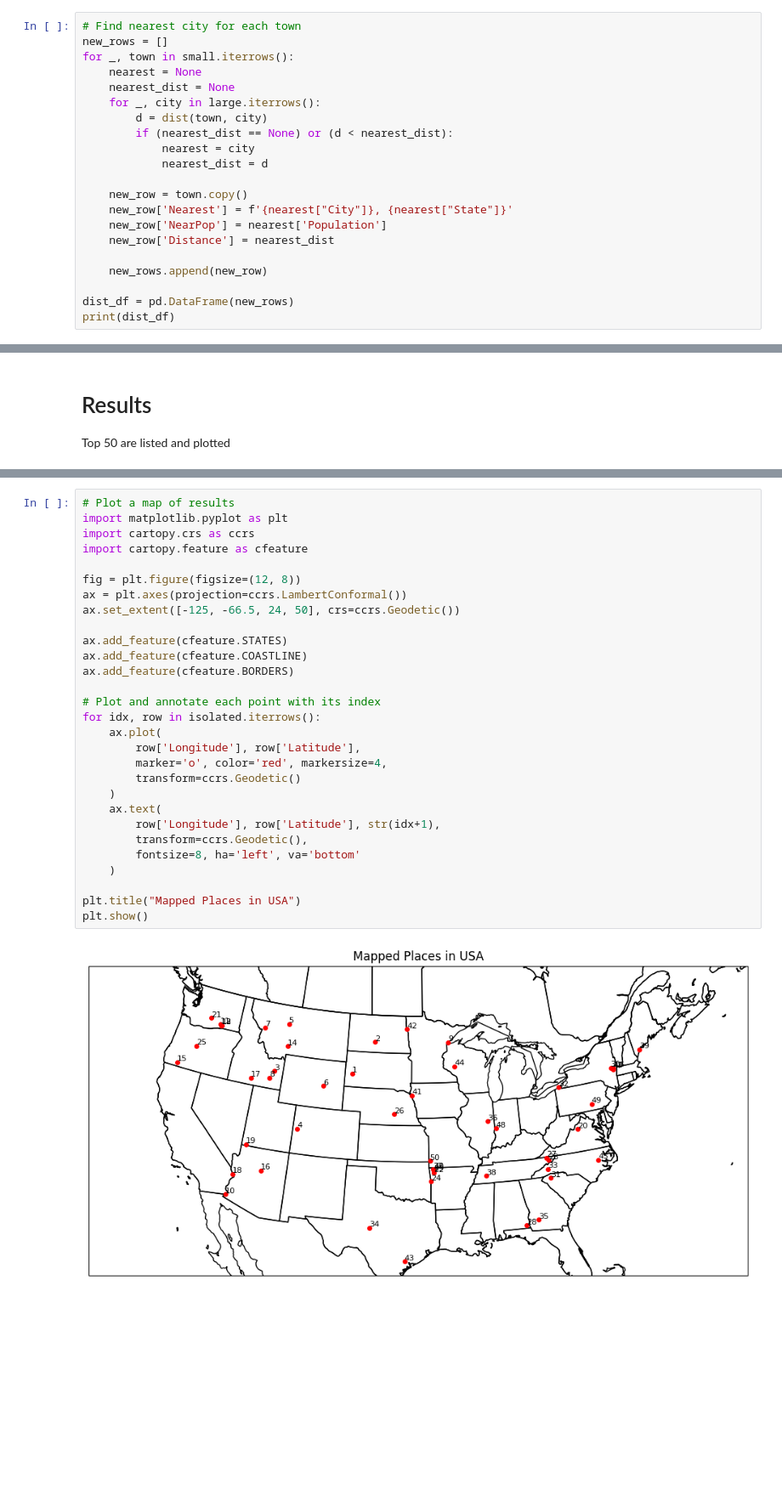
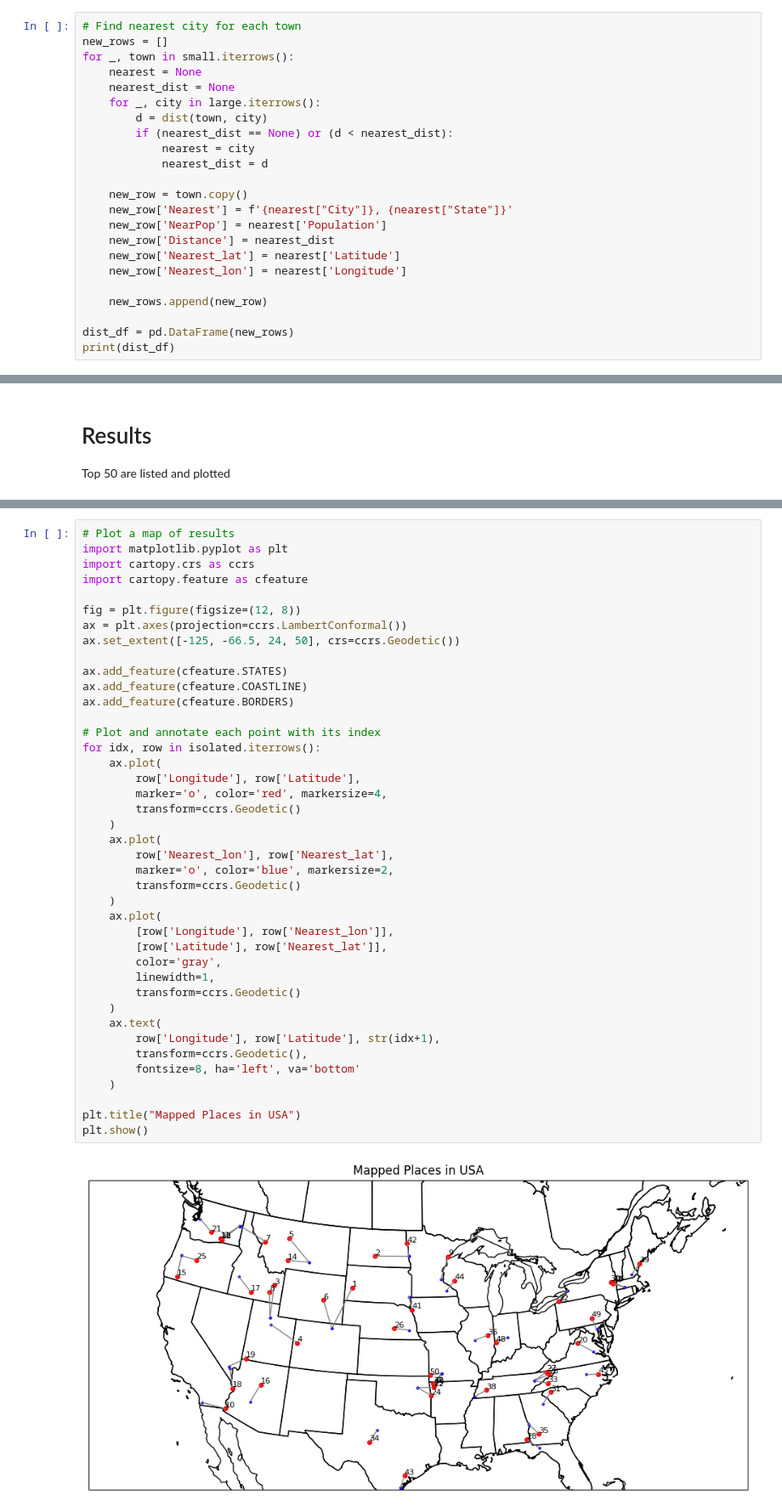
Before and after one commit to eebmagic/isolated-towns, a Jupyter notebook: Isolated Towns.ipynb, the cells around one changed output, grey strips where cells are left out. Shown: that part at 85% size. Saved outputs shown, nothing was run; the diff lists cells and outputs as text; blank space fills up the shorter version.

```diff
--- a/Isolated Towns.ipynb
+++ b/Isolated Towns.ipynb
@@ -123,6 +123,8 @@ for _, town in small.iterrows():
     new_row['Nearest'] = f'{nearest["City"]}, {nearest["State"]}'
     new_row['NearPop'] = nearest['Population']
     new_row['Distance'] = nearest_dist
+    new_row['Nearest_lat'] = nearest['Latitude']
+    new_row['Nearest_lon'] = nearest['Longitude']
 
     new_rows.append(new_row)
 
@@ -175,31 +177,43 @@ print(isolated[['City', 'State', 'Population', 'Nearest', 'NearPop', 'Distance']
 # %%
 # Plot a map of results
 import matplotlib.pyplot as plt
 import cartopy.crs as ccrs
 import cartopy.feature as cfeature
 
 fig = plt.figure(figsize=(12, 8))
 ax = plt.axes(projection=ccrs.LambertConformal())
 ax.set_extent([-125, -66.5, 24, 50], crs=ccrs.Geodetic())
 
 ax.add_feature(cfeature.STATES)
 ax.add_feature(cfeature.COASTLINE)
 ax.add_feature(cfeature.BORDERS)
 
 # Plot and annotate each point with its index
 for idx, row in isolated.iterrows():
     ax.plot(
         row['Longitude'], row['Latitude'],
         marker='o', color='red', markersize=4,
         transform=ccrs.Geodetic()
     )
+    ax.plot(
+        row['Nearest_lon'], row['Nearest_lat'],
+        marker='o', color='blue', markersize=2,
+        transform=ccrs.Geodetic()
+    )
+    ax.plot(
+        [row['Longitude'], row['Nearest_lon']],
+        [row['Latitude'], row['Nearest_lat']],
+        color='gray',
+        linewidth=1,
+        transform=ccrs.Geodetic()
+    )
     ax.text(
         row['Longitude'], row['Latitude'], str(idx+1),
         transform=ccrs.Geodetic(),
         fontsize=8, ha='left', va='bottom'
     )
 
 plt.title("Mapped Places in USA")
 plt.show()
 # %% [output]
-[figure, old version]
+[figure, new version]
```
Also changed, not shown: parts of 1 cell of this notebook.
